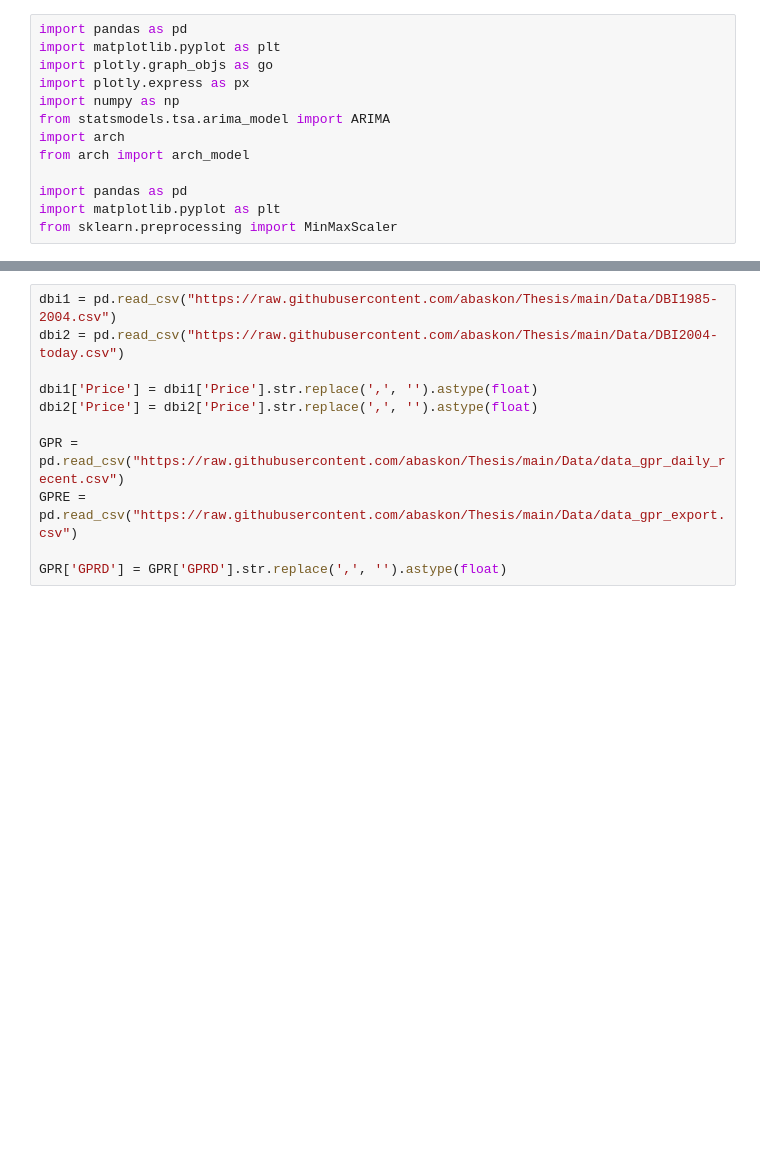
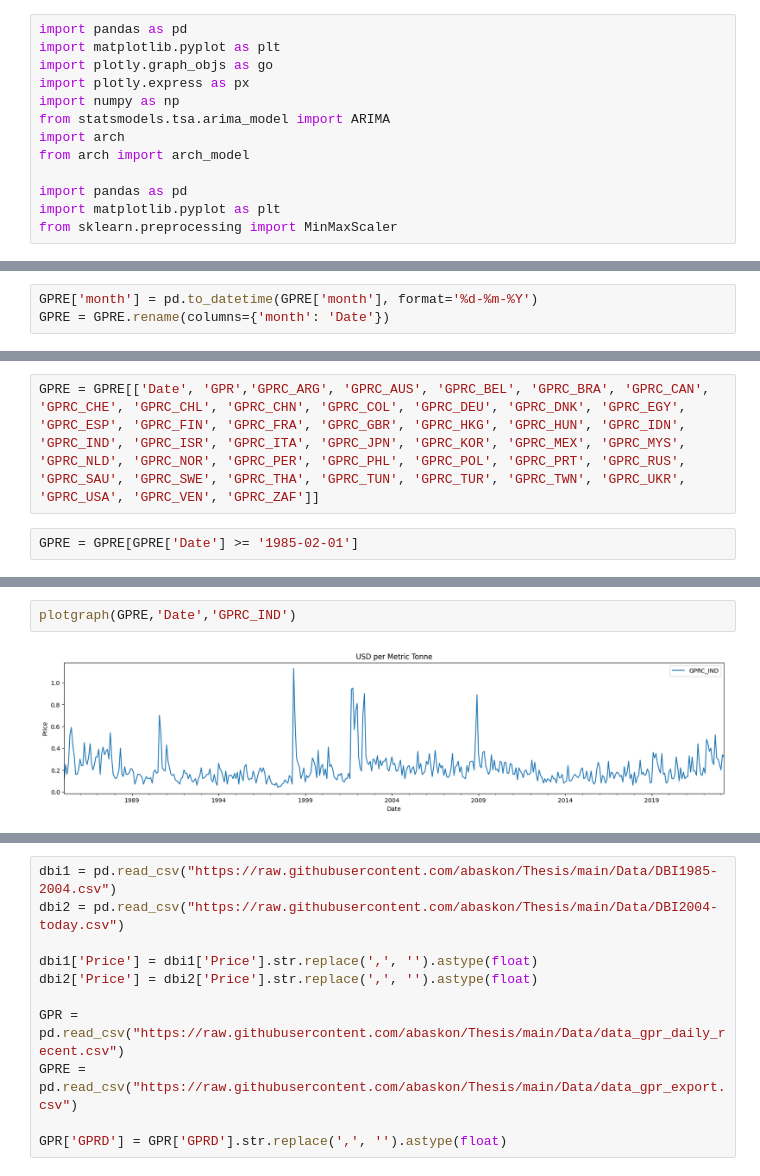
Before and after one commit to abaskon/Thesis, a Jupyter notebook: GPR_DBI_VAR_analysis.ipynb, the cells around one changed output, grey strips where cells are left out. Drawn from its saved outputs; the diff is of its cells as text; blank space fills up the shorter version.

```diff
--- a/GPR_DBI_VAR_analysis.ipynb
+++ b/GPR_DBI_VAR_analysis.ipynb
@@ -34,0 +108,3 @@ from sklearn.preprocessing import MinMaxScaler
+# %%
+GPRE['month'] = pd.to_datetime(GPRE['month'], format='%d-%m-%Y')
+GPRE = GPRE.rename(columns={'month': 'Date'})
@@ -34,0 +133,4 @@ from sklearn.preprocessing import MinMaxScaler
+# %%
+GPRE = GPRE[['Date', 'GPR','GPRC_ARG', 'GPRC_AUS', 'GPRC_BEL', 'GPRC_BRA', 'GPRC_CAN', 'GPRC_CHE', 'GPRC_CHL', 'GPRC_CHN', 'GPRC_COL', 'GPRC_DEU', 'GPRC_DNK', 'GPRC_EGY', 'GPRC_ESP', 'GPRC_FIN', 'GPRC_FRA', 'GPRC_GBR', 'GPRC_HKG', 'GPRC_HUN', 'GPRC_IDN', 'GPRC_IND', 'GPRC_ISR', 'GPRC_ITA', 'GPRC_JPN', 'GPRC_KOR', 'GPRC_MEX', 'GPRC_MYS', 'GPRC_NLD', 'GPRC_NOR', 'GPRC_PER', 'GPRC_PHL', 'GPRC_POL', 'GPRC_PRT', 'GPRC_RUS', 'GPRC_SAU', 'GPRC_SWE', 'GPRC_THA', 'GPRC_TUN', 'GPRC_TUR', 'GPRC_TWN', 'GPRC_UKR', 'GPRC_USA', 'GPRC_VEN', 'GPRC_ZAF']]
+# %%
+GPRE = GPRE[GPRE['Date'] >= '1985-02-01']
@@ -34,0 +171,4 @@ from sklearn.preprocessing import MinMaxScaler
+# %%
+plotgraph(GPRE,'Date','GPRC_IND')
+# %% [output]
+[figure, added]
```
Also changed, not shown: parts of 68 cells of this notebook.
